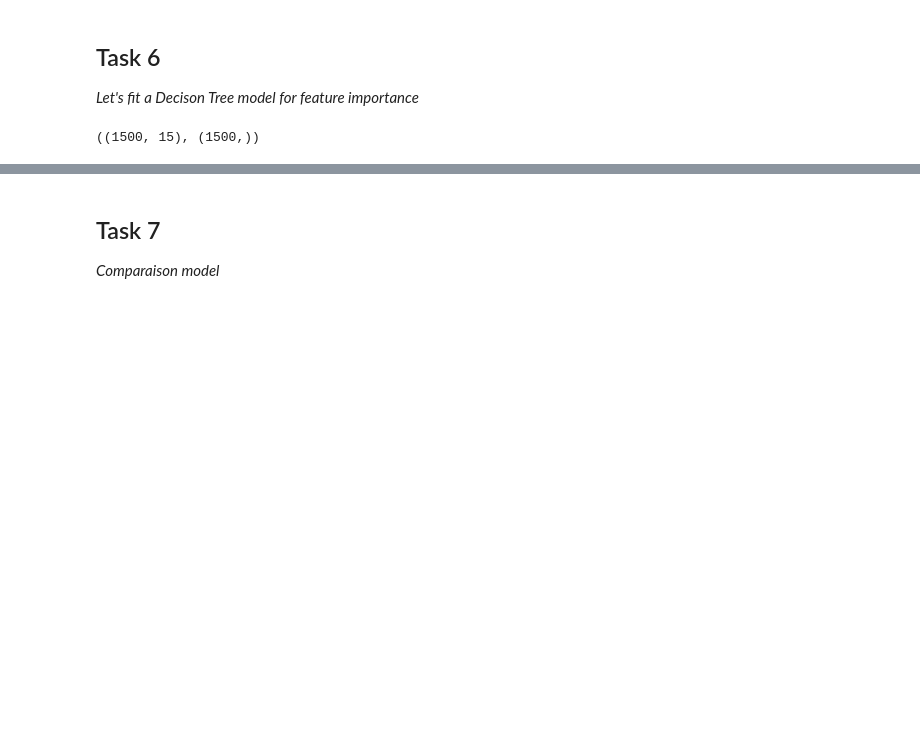
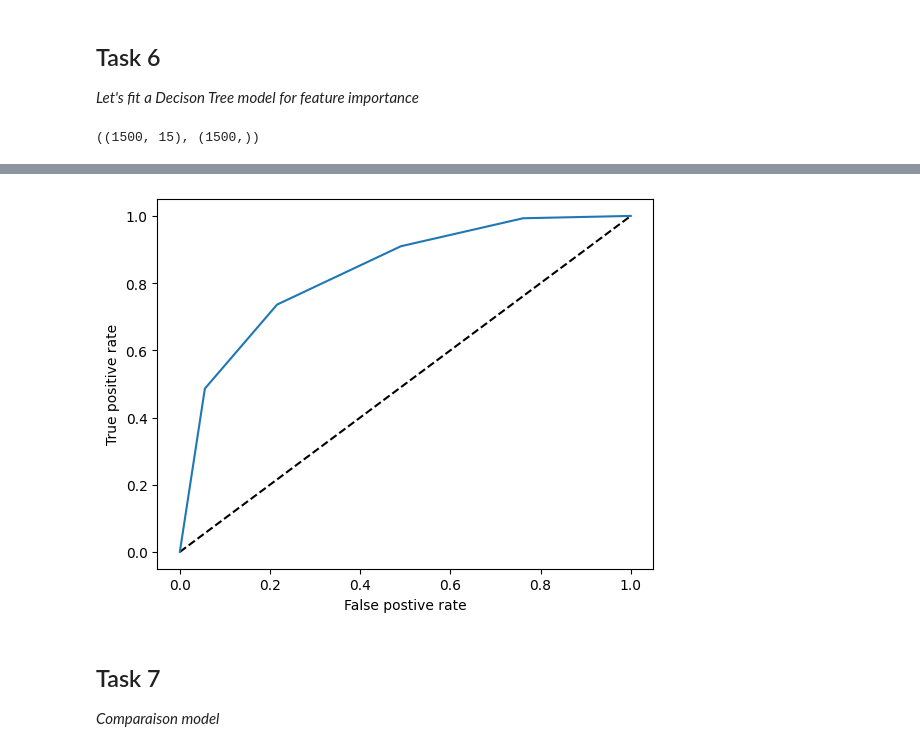
Before and after one commit to Abdoelabassi/data-science-certification-exam, a Jupyter notebook: notebook.ipynb, the cells around one changed output, grey strips where cells are left out. Cells and saved outputs as stored; diff of their text form; code cells hidden in the pictures; blank space fills up the shorter version.

```diff
--- a/notebook.ipynb
+++ b/notebook.ipynb
@@ -404,0 +420,14 @@ acc
+# %%
+from sklearn.model_selection import GridSearchCV
+
+params = {
+    "max_depth":[2,3,4,5,6],
+    "max_features": [0.16, 0.20, 0.40, 0.6, 0.8],
+    "min_samples_leaf":[0.1, 0.12,0.13, 0.16, 0.20,1]
+}
+
+gs = GridSearchCV(estimator=dt, param_grid=params, cv=5, scoring="accuracy", n_jobs=-1)
+
+gs.fit(X_train, y_train)
+
+gs.best_params_, gs.best_score_
@@ -404,0 +437,15 @@ acc
+# %%
+best_model = gs.best_estimator_
+best_model.fit(X_train, y_train)
+y_hat = best_model.predict_proba(X_test)[:,1] # probability of positive classe
+# %%
+from sklearn.metrics import roc_auc_score, roc_curve, confusion_matrix, classification_report
+
+rscore = roc_auc_score(y_test, y_hat)
+fpr, tpr, th = roc_curve(y_test, y_hat)
+y_pred = best_model.predict(X_test)
+report = classification_report(y_test, y_pred)
+
+cm = confusion_matrix(y_test, y_pred)
+print(cm)
+print(report)
@@ -405,3 +463,11 @@ acc
+# %%
+plt.plot([0,1], [0,1], "k--")
+plt.plot(fpr, tpr)
+plt.xlabel("False postive rate")
+plt.ylabel("True positive rate")
+plt.show()
+# %% [output]
+[figure, added]
 # %% [markdown]
 ## Task 7
 *Comparaison model*
```
Also changed, not shown: parts of 10 cells of this notebook.
